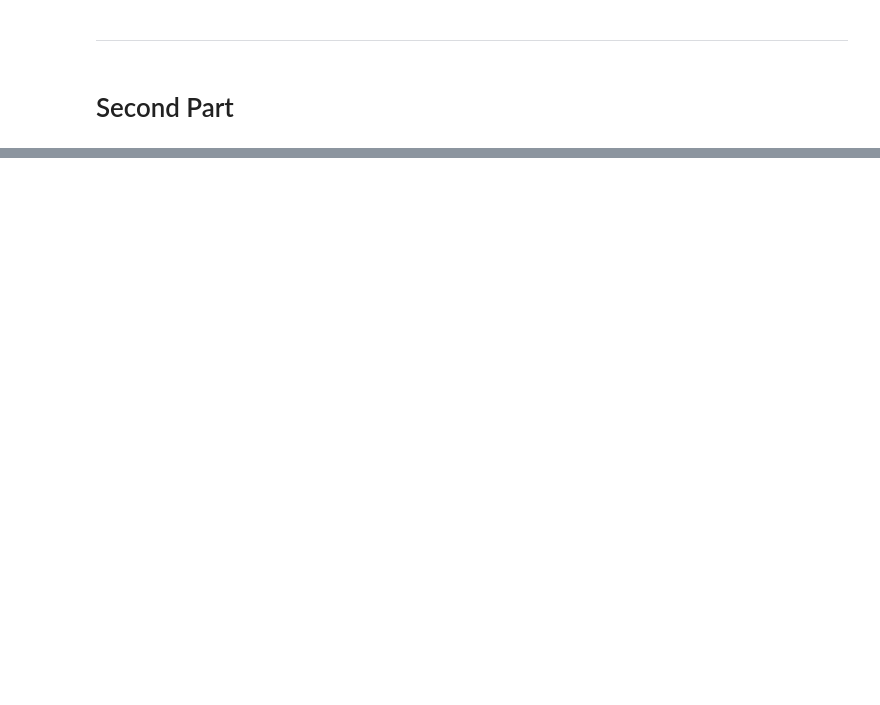
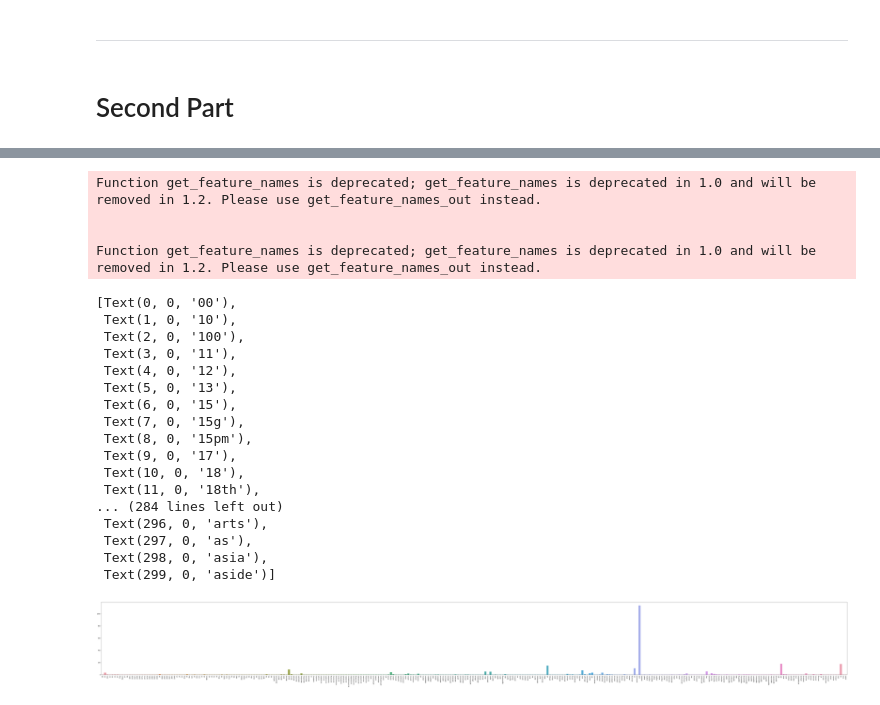
Before and after one commit to kylekylehaha/DM2021-Lab1-Homework, a Jupyter notebook: DM2021-Lab1-Homework.ipynb, the cells around one changed output, grey strips where cells are left out. Saved outputs shown, nothing was run; the diff lists cells and outputs as text; code cells hidden in the pictures; blank space fills up the shorter version.

```diff
--- a/DM2021-Lab1-Homework.ipynb
+++ b/DM2021-Lab1-Homework.ipynb
@@ -501,0 +702,30 @@ X[0:9]
+# %%
+term_frequencies = np.asarray(df_counts.sum(axis=0))[0]
+# %%
+plt.subplots(figsize=(100, 10))
+g = sns.barplot(x=count_vect.get_feature_names()[:300],
+            y=term_frequencies[:300])
+g.set_xticklabels(count_vect.get_feature_names()[:300], rotation = 90)
+# %% [output]
+Function get_feature_names is deprecated; get_feature_names is deprecated in 1.0 and will be removed in 1.2. Please use get_feature_names_out instead.
+
+
+Function get_feature_names is deprecated; get_feature_names is deprecated in 1.0 and will be removed in 1.2. Please use get_feature_names_out instead.
+[Text(0, 0, '00'),
+ Text(1, 0, '10'),
+ Text(2, 0, '100'),
+ Text(3, 0, '11'),
+ Text(4, 0, '12'),
+ Text(5, 0, '13'),
+ Text(6, 0, '15'),
+ Text(7, 0, '15g'),
+ Text(8, 0, '15pm'),
+ Text(9, 0, '17'),
+ Text(10, 0, '18'),
+ Text(11, 0, '18th'),
+... (284 lines left out)
+ Text(296, 0, 'arts'),
+ Text(297, 0, 'as'),
+ Text(298, 0, 'asia'),
+ Text(299, 0, 'aside')]
+[figure, added]
```
Also changed, not shown: parts of 48 cells of this notebook.
